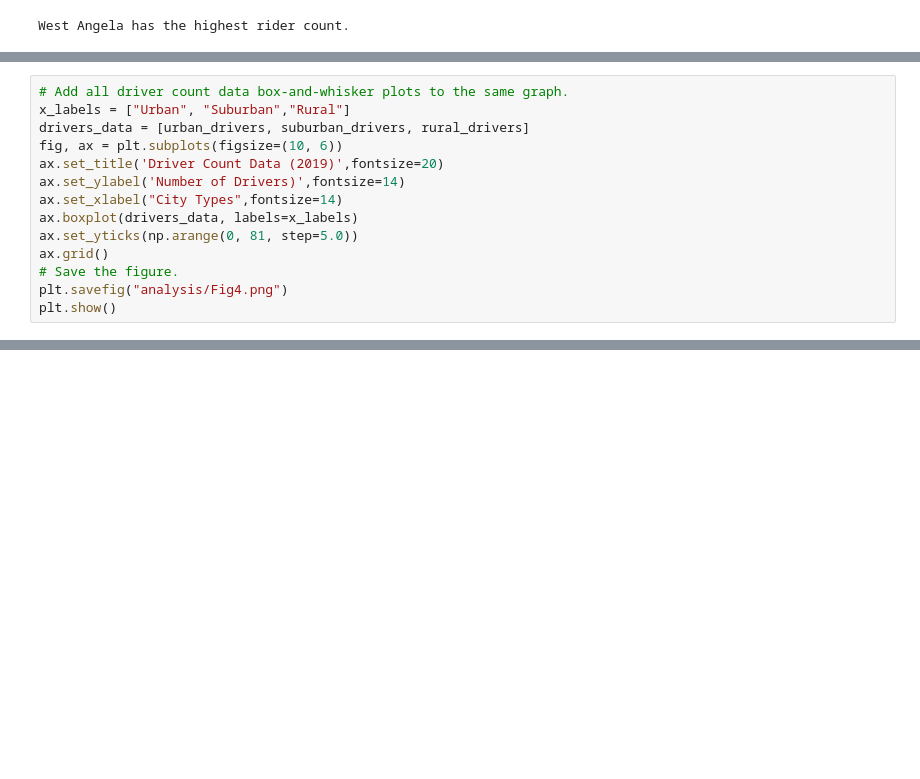
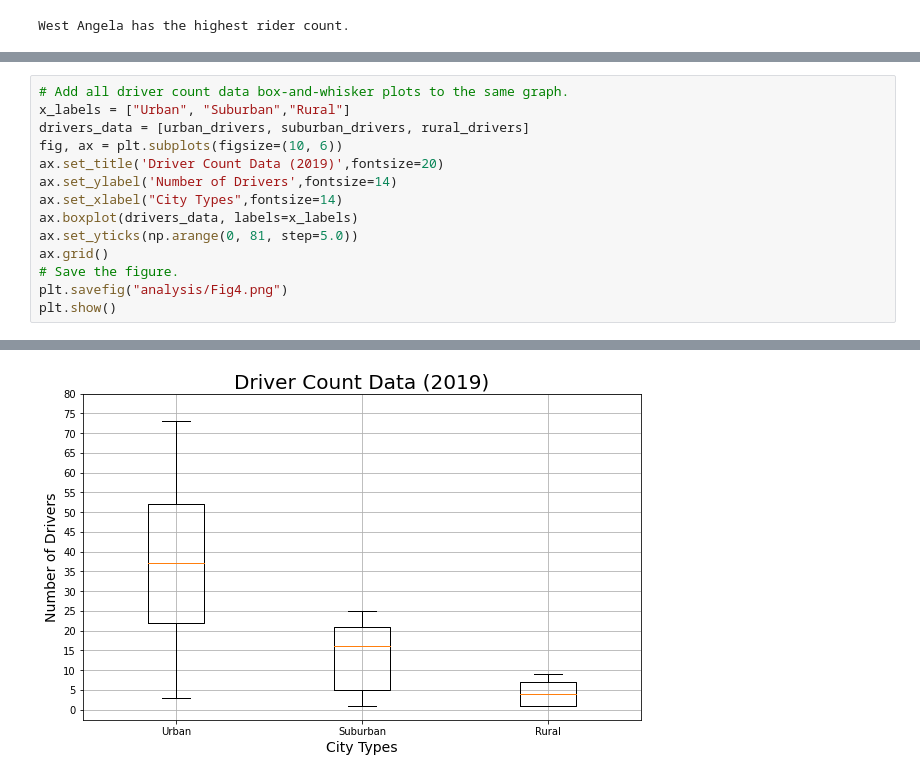
Before and after one commit to Pascalduc/PyBer_Analysis, a Jupyter notebook: PyBer.ipynb, the cells around one changed output, grey strips where cells are left out. Saved outputs shown, nothing was run; the diff lists cells and outputs as text; blank space fills up the shorter version.

```diff
--- a/PyBer.ipynb
+++ b/PyBer.ipynb
@@ -962,7 +954,7 @@ x_labels = ["Urban", "Suburban","Rural"]
 drivers_data = [urban_drivers, suburban_drivers, rural_drivers]
 fig, ax = plt.subplots(figsize=(10, 6))
 ax.set_title('Driver Count Data (2019)',fontsize=20)
-ax.set_ylabel('Number of Drivers)',fontsize=14)
+ax.set_ylabel('Number of Drivers',fontsize=14)
 ax.set_xlabel("City Types",fontsize=14)
 ax.boxplot(drivers_data, labels=x_labels)
 ax.set_yticks(np.arange(0, 81, step=5.0))
@@ -975,0 +966 @@ plt.show()
+[figure, added]
```
Also changed, not shown: parts of 30 cells of this notebook, 5 other files.
